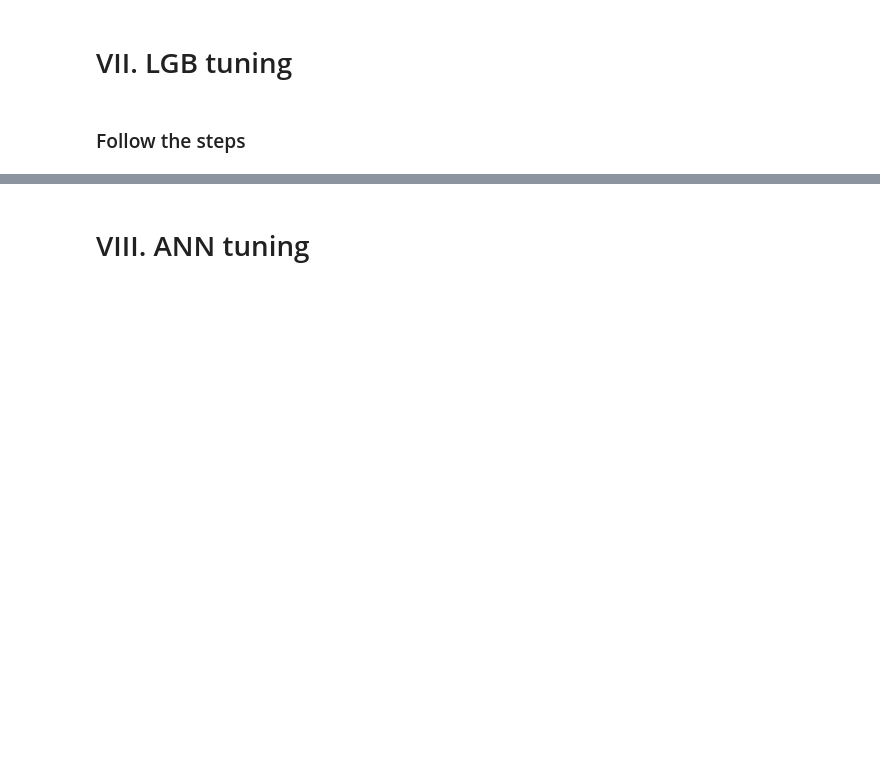
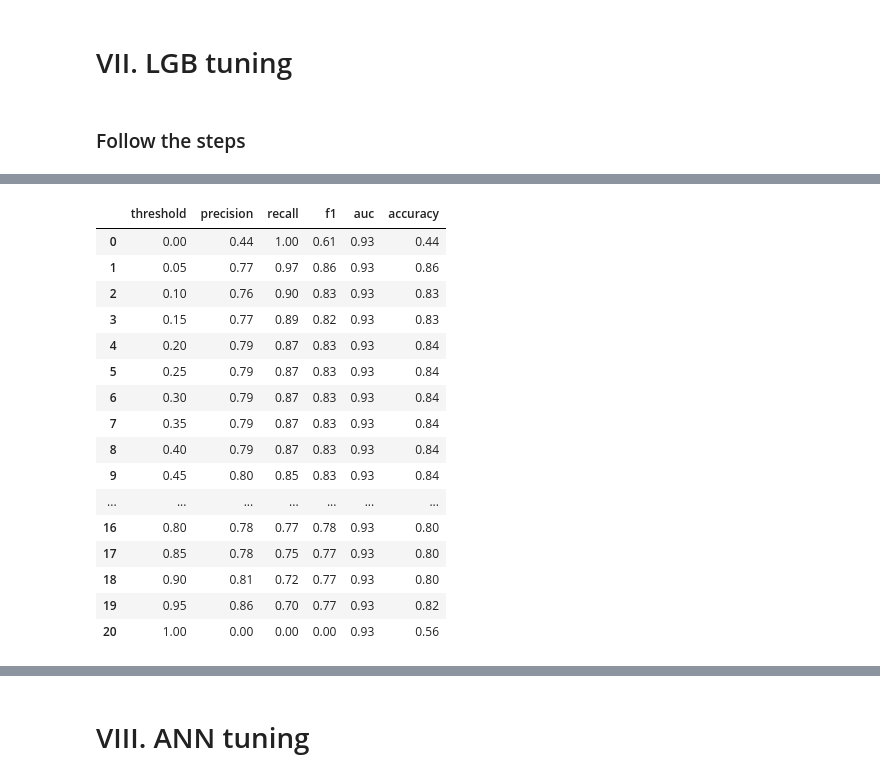
Before and after one commit to MarvNC/cs523, a Jupyter notebook: s25_final_tuning_titanic_handout.ipynb, the cells around one changed output, grey strips where cells are left out. Saved outputs shown, nothing was run; the diff lists cells and outputs as text; code cells hidden in the pictures; blank space fills up the shorter version.

```diff
--- a/s25_final_tuning_titanic_handout.ipynb
+++ b/s25_final_tuning_titanic_handout.ipynb
@@ -348,3 +422,21 @@ from sklearn.linear_model import LogisticRegressionCV
 from lightgbm import LGBMClassifier
 # %% [markdown]
 ### Follow the steps
+# %%
+lgb_grid_raw = {
+    # Parameters that work well with HalvingGridSearch
+    "n_estimators": [5, 10, 50, 100],
+    "learning_rate": [.01, .05, 0.1, 0.2, 0.3, 0.4],
+    "max_depth": [1,5,10,15],
+    "boosting_type": ['gbdt', 'dart', 'goss'],
+    "num_leaves": [5, 7, 15, 31, 40],   #start small with binary classification
+
+    "min_child_samples": [5, 10,15],
+    "class_weight": ['balanced', None],
+
+    #"subsample": [0.25, 0.5, 0.75]     # Drop this as HalvingGridSearch handles row sampling
+    #"subsample_freq": [0, 1, 5]        # Drop this too as it's related to subsample
+}
+
+lgb_grid = sort_grid(lgb_grid_raw)
+lgb_grid
@@ -350,0 +458,9 @@ from lightgbm import LGBMClassifier
+# %%
+%%capture
+start = datetime.datetime.now()
+
+grid_result = halving_search(LGBMClassifier(random_state=1234), lgb_grid, x_train, y_train)
+
+end = datetime.datetime.now()
+time_difference = end - start
+difference_in_minutes = time_difference.total_seconds() / 60
@@ -350,0 +471,3 @@ from lightgbm import LGBMClassifier
+# %%
+lgb_best_model = grid_result.best_estimator_
+grid_result.best_params_
@@ -350,0 +482,21 @@ from lightgbm import LGBMClassifier
+# %%
+result_df, fancy_df = threshold_results(np.round(np.arange(0.0,1.01,.05), 2), y_test, lgb_best_model.predict_proba(x_test)[:,1])
+fancy_df
+# %% [output]
+|  | threshold | precision | recall | f1 | auc | accuracy |
+| 0 | 0.00 | 0.44 | 1.00 | 0.61 | 0.93 | 0.44 |
+| 1 | 0.05 | 0.77 | 0.97 | 0.86 | 0.93 | 0.86 |
+| 2 | 0.10 | 0.76 | 0.90 | 0.83 | 0.93 | 0.83 |
+| 3 | 0.15 | 0.77 | 0.89 | 0.82 | 0.93 | 0.83 |
+| 4 | 0.20 | 0.79 | 0.87 | 0.83 | 0.93 | 0.84 |
+| 5 | 0.25 | 0.79 | 0.87 | 0.83 | 0.93 | 0.84 |
+| 6 | 0.30 | 0.79 | 0.87 | 0.83 | 0.93 | 0.84 |
+| 7 | 0.35 | 0.79 | 0.87 | 0.83 | 0.93 | 0.84 |
+| 8 | 0.40 | 0.79 | 0.87 | 0.83 | 0.93 | 0.84 |
+| 9 | 0.45 | 0.80 | 0.85 | 0.83 | 0.93 | 0.84 |
+| ... | ... | ... | ... | ... | ... | ... |
+| 16 | 0.80 | 0.78 | 0.77 | 0.78 | 0.93 | 0.80 |
+| 17 | 0.85 | 0.78 | 0.75 | 0.77 | 0.93 | 0.80 |
+| 18 | 0.90 | 0.81 | 0.72 | 0.77 | 0.93 | 0.80 |
+| 19 | 0.95 | 0.86 | 0.70 | 0.77 | 0.93 | 0.82 |
+| 20 | 1.00 | 0.00 | 0.00 | 0.00 | 0.93 | 0.56 |
```
Also changed, not shown: parts of 41 cells of this notebook.
